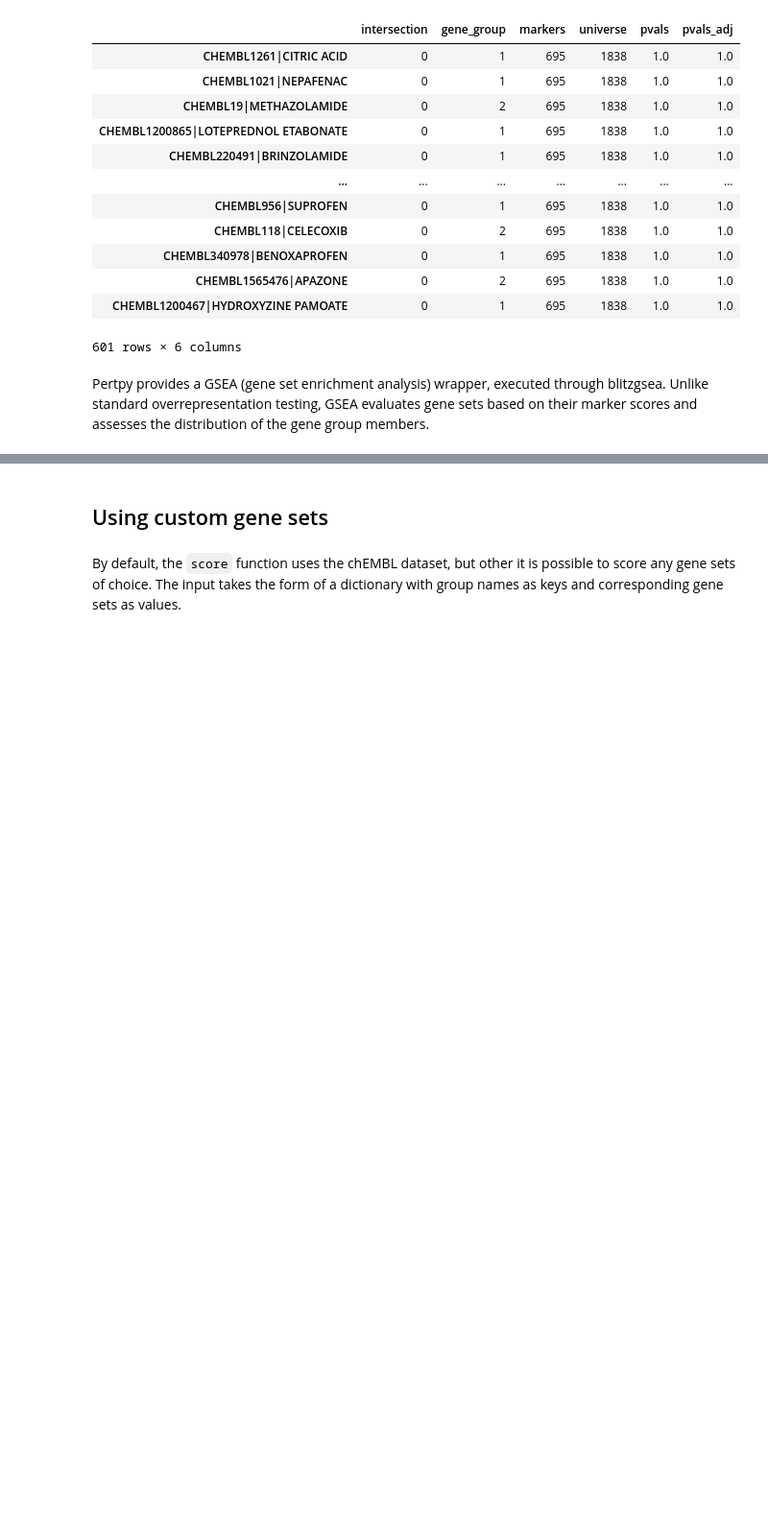
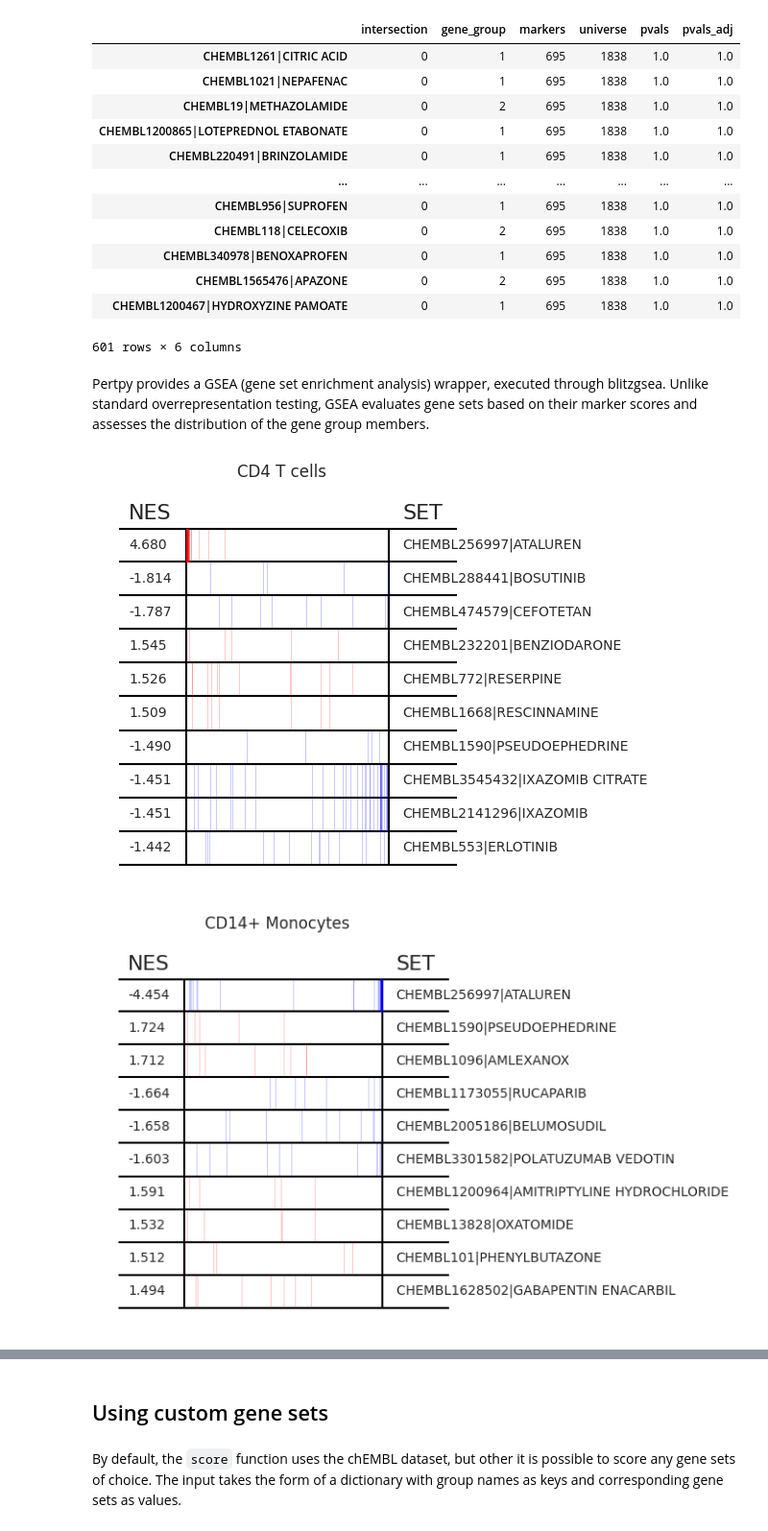
Before and after one commit to scverse/pertpy-tutorials, a Jupyter notebook: enrichment.ipynb, the cells around one changed output, grey strips where cells are left out. Shown at 96% size. Cells and saved outputs as stored; diff of their text form; code cells hidden in the pictures; blank space fills up the shorter version.

```diff
--- a/enrichment.ipynb
+++ b/enrichment.ipynb
@@ -132,0 +133,5 @@ pt_enricher.plot_gsea(adata, enrichment)  # interactive plots will not be render
+# %%
+pt_enricher.plot_gsea(adata, enrichment, interactive_plot=True)
+# %% [output]
+[figure, added]
+[figure, added]
```
Also changed, not shown: parts of 9 cells of this notebook, 12 other files.
